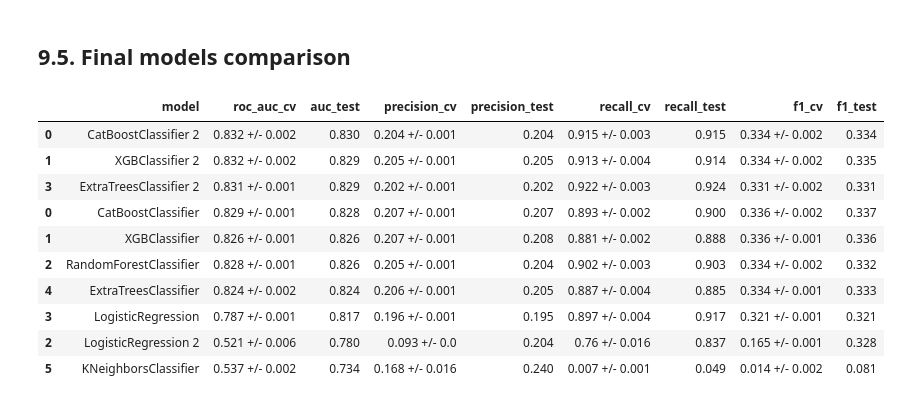
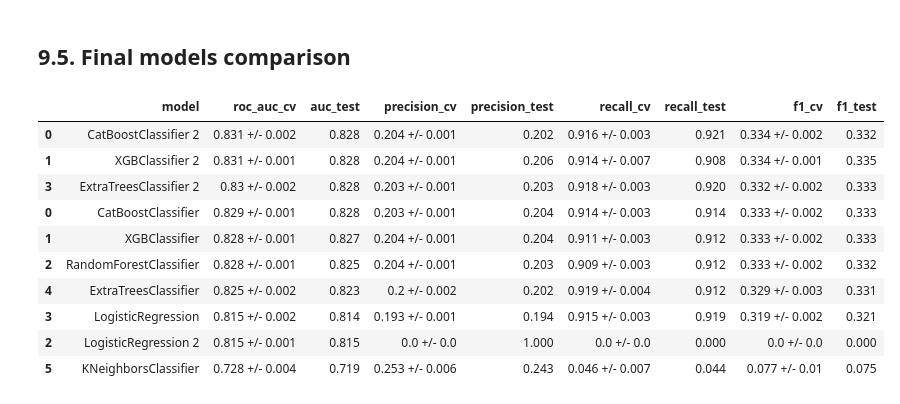
Before and after one commit to Emersonmiady/health-insurance-cross-sell, a Jupyter notebook: notebooks/hi_cs_analysis.ipynb, the cells around one changed output. Drawn from its saved outputs; the diff is of its cells as text; code cells hidden in the pictures.

```diff
--- a/notebooks/hi_cs_analysis.ipynb
+++ b/notebooks/hi_cs_analysis.ipynb
@@ -1734,3 +1719,23 @@ best_xgboost_params = {
+# %%
+# Best xgboost params from optuna - ROC AUC: 0.8307
+best_xgboost_params = {
+    'n_estimators': 496,
+    'max_depth': 7,
+    'learning_rate': 0.04137503245696931,
+    'colsample_bytree': 0.7559959100018439,
+    'subsample': 0.6514179026117035,
+    'gamma': 7.0402970338352615,
+    'min_child_weight': 6,
+    'reg_alpha': 1.2727106483269806,
+    'reg_lambda': 0.0290784764275906,
+    'objective': 'binary:logistic',
+    'eval_metric': 'auc',
+    'booster': 'gbtree',
+    'verbosity': 0,
+    'early_stopping_rounds':50,
+    'scale_pos_weight': scale_pos_weight,
+    'random_state': 42
+}
 # %% [markdown]
 ### 9.4.3. Logistic Regression
 # %%
@@ -1783,3 +1780,11 @@ best_lr_params = {
+# %%
+# Best logistic regression params from optuna - ROC AUC: 0.8153
+best_lr_params = {
+    'C': 89.23665560528723,
+    'penalty': 'l2',
+    'solver': 'saga',
+    'random_state':42
+}
 # %% [markdown]
 ### 9.4.4. Extra Trees
 # %%
@@ -1832,13 +1837,14 @@ def objective_extra_trees(trial, X_train=X_train, y_train=y_train_n):
 #print('Number of finished trials:', len(study.trials))
 #print('Best trial:', study.best_trial.params)
 # %%
+# Best extra trees params from optuna - ROC AUC: 0.8304
 best_extra_trees_params = {
-    'n_estimators': 791,
-    'max_depth': 9,
-    'min_samples_split': 4,
-    'min_samples_leaf': 18,
+    'n_estimators': 379,
+    'max_depth': 10,
+    'min_samples_split': 9,
+    'min_samples_leaf': 2,
     'max_features': None,
-    'bootstrap': False,
+    'bootstrap': True,
     'class_weight':'balanced',
     'random_state':42
 }
@@ -1876,21 +1882,21 @@ results_df2['model'] = results_df2['model'] + ' 2'
 # %%
 # Final results
 final_results_df = pd.concat([results_df, results_df2])
-final_results_df = final_results_df.sort_values('auc_test', ascending=False)
+final_results_df = final_results_df.sort_values('roc_auc_cv', ascending=False)
 
 display(final_results_df)
 # %% [output]
 |  | model | roc_auc_cv | auc_test | precision_cv | precision_test | recall_cv | recall_test | f1_cv | f1_test |
-| 0 | CatBoostClassifier 2 | 0.832 +/- 0.002 | 0.830 | 0.204 +/- 0.001 | 0.204 | 0.915 +/- 0.003 | 0.915 | 0.334 +/- 0.002 | 0.334 |
-| 1 | XGBClassifier 2 | 0.832 +/- 0.002 | 0.829 | 0.205 +/- 0.001 | 0.205 | 0.913 +/- 0.004 | 0.914 | 0.334 +/- 0.002 | 0.335 |
-| 3 | ExtraTreesClassifier 2 | 0.831 +/- 0.001 | 0.829 | 0.202 +/- 0.001 | 0.202 | 0.922 +/- 0.003 | 0.924 | 0.331 +/- 0.002 | 0.331 |
-| 0 | CatBoostClassifier | 0.829 +/- 0.001 | 0.828 | 0.207 +/- 0.001 | 0.207 | 0.893 +/- 0.002 | 0.900 | 0.336 +/- 0.002 | 0.337 |
-| 1 | XGBClassifier | 0.826 +/- 0.001 | 0.826 | 0.207 +/- 0.001 | 0.208 | 0.881 +/- 0.002 | 0.888 | 0.336 +/- 0.001 | 0.336 |
-| 2 | RandomForestClassifier | 0.828 +/- 0.001 | 0.826 | 0.205 +/- 0.001 | 0.204 | 0.902 +/- 0.003 | 0.903 | 0.334 +/- 0.002 | 0.332 |
-| 4 | ExtraTreesClassifier | 0.824 +/- 0.002 | 0.824 | 0.206 +/- 0.001 | 0.205 | 0.887 +/- 0.004 | 0.885 | 0.334 +/- 0.001 | 0.333 |
-| 3 | LogisticRegression | 0.787 +/- 0.001 | 0.817 | 0.196 +/- 0.001 | 0.195 | 0.897 +/- 0.004 | 0.917 | 0.321 +/- 0.001 | 0.321 |
-| 2 | LogisticRegression 2 | 0.521 +/- 0.006 | 0.780 | 0.093 +/- 0.0 | 0.204 | 0.76 +/- 0.016 | 0.837 | 0.165 +/- 0.001 | 0.328 |
-| 5 | KNeighborsClassifier | 0.537 +/- 0.002 | 0.734 | 0.168 +/- 0.016 | 0.240 | 0.007 +/- 0.001 | 0.049 | 0.014 +/- 0.002 | 0.081 |
+| 0 | CatBoostClassifier 2 | 0.831 +/- 0.002 | 0.828 | 0.204 +/- 0.001 | 0.202 | 0.916 +/- 0.003 | 0.921 | 0.334 +/- 0.002 | 0.332 |
+| 1 | XGBClassifier 2 | 0.831 +/- 0.001 | 0.828 | 0.204 +/- 0.001 | 0.206 | 0.914 +/- 0.007 | 0.908 | 0.334 +/- 0.001 | 0.335 |
+| 3 | ExtraTreesClassifier 2 | 0.83 +/- 0.002 | 0.828 | 0.203 +/- 0.001 | 0.203 | 0.918 +/- 0.003 | 0.920 | 0.332 +/- 0.002 | 0.333 |
+| 0 | CatBoostClassifier | 0.829 +/- 0.001 | 0.828 | 0.203 +/- 0.001 | 0.204 | 0.914 +/- 0.003 | 0.914 | 0.333 +/- 0.002 | 0.333 |
+| 1 | XGBClassifier | 0.828 +/- 0.001 | 0.827 | 0.204 +/- 0.001 | 0.204 | 0.911 +/- 0.003 | 0.912 | 0.333 +/- 0.002 | 0.333 |
+| 2 | RandomForestClassifier | 0.828 +/- 0.001 | 0.825 | 0.204 +/- 0.001 | 0.203 | 0.909 +/- 0.003 | 0.912 | 0.333 +/- 0.002 | 0.332 |
+| 4 | ExtraTreesClassifier | 0.825 +/- 0.002 | 0.823 | 0.2 +/- 0.002 | 0.202 | 0.919 +/- 0.004 | 0.912 | 0.329 +/- 0.003 | 0.331 |
+| 3 | LogisticRegression | 0.815 +/- 0.002 | 0.814 | 0.193 +/- 0.001 | 0.194 | 0.915 +/- 0.003 | 0.919 | 0.319 +/- 0.002 | 0.321 |
+| 2 | LogisticRegression 2 | 0.815 +/- 0.001 | 0.815 | 0.0 +/- 0.0 | 1.000 | 0.0 +/- 0.0 | 0.000 | 0.0 +/- 0.0 | 0.000 |
+| 5 | KNeighborsClassifier | 0.728 +/- 0.004 | 0.719 | 0.253 +/- 0.006 | 0.243 | 0.046 +/- 0.007 | 0.044 | 0.077 +/- 0.01 | 0.075 |
 # %%
 final_models = [cb2, xgb2, lr2, et2]
 
```
Also changed, not shown: parts of 25 cells of this notebook, 10 other files.
